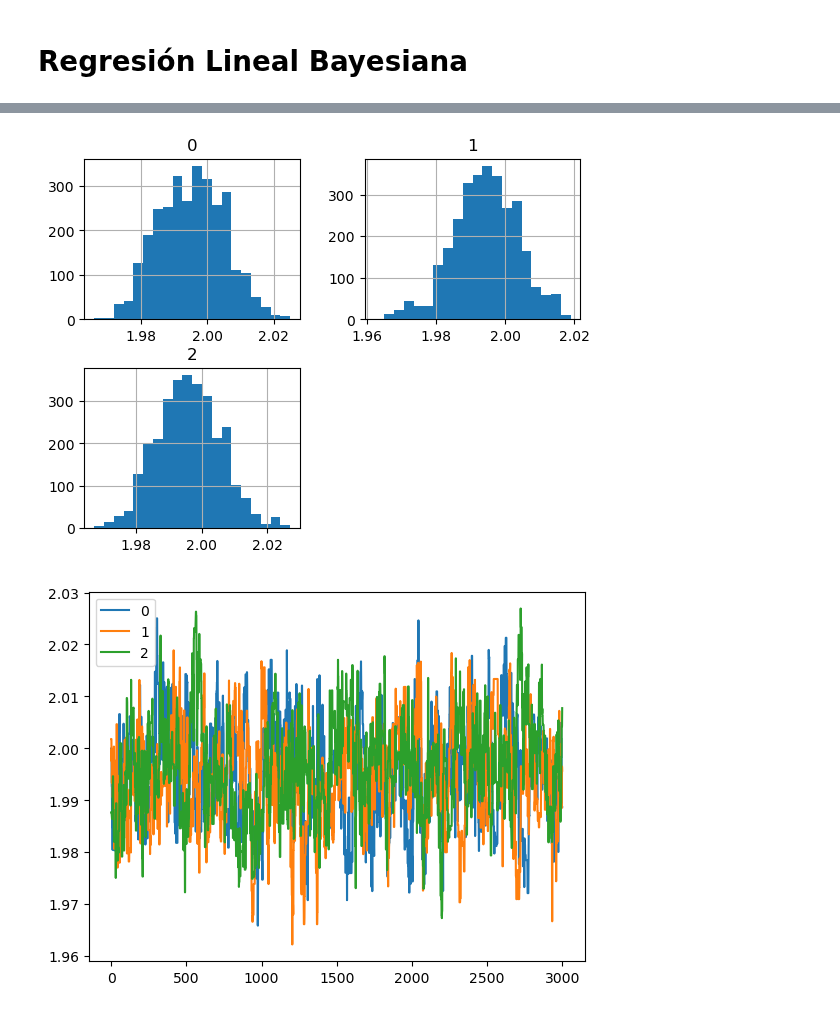
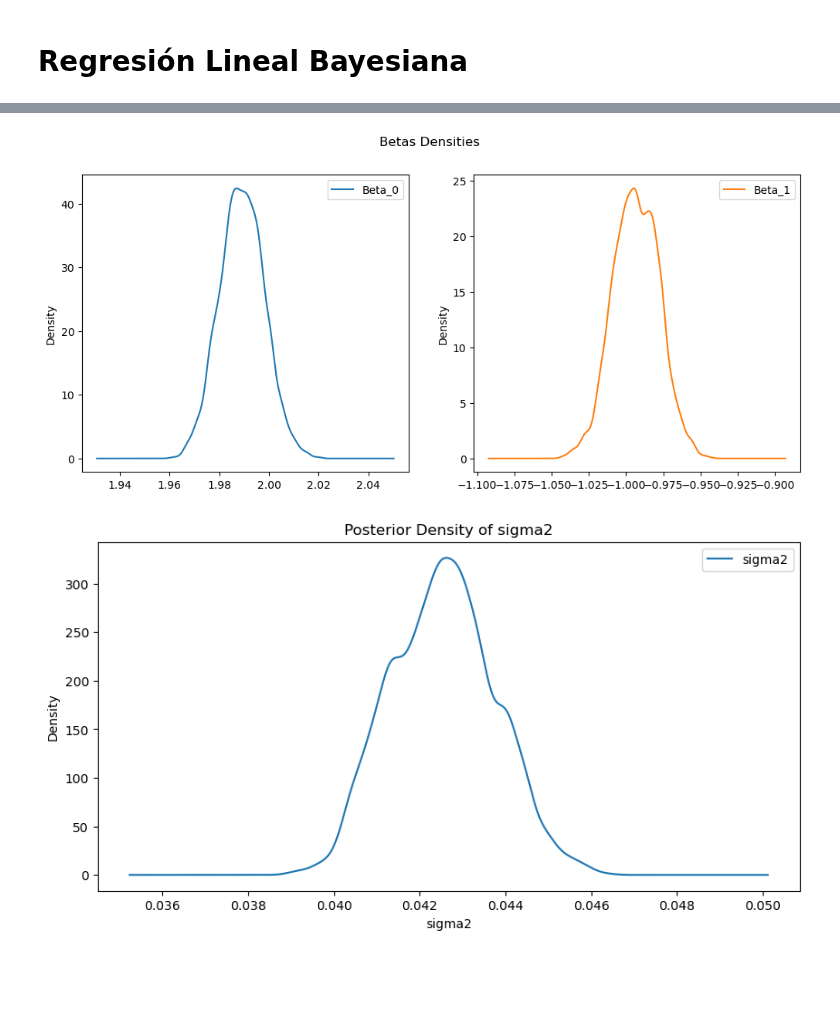
Before and after one commit to yaelrsc/Computaci-n-estad-stica-2026-2, a Jupyter notebook: MCMC/metropolis_hastings.ipynb, the cells around one changed output, grey strips where cells are left out. Saved outputs shown, nothing was run; the diff lists cells and outputs as text; code cells hidden in the pictures; blank space fills up the shorter version.

```diff
--- a/MCMC/metropolis_hastings.ipynb
+++ b/MCMC/metropolis_hastings.ipynb
@@ -676,14 +59,12 @@ plt.show()
 # %%
 bay_lr = BayesianLinearRegression(X, y, tau2=10, a=1, b=1)
 # %%
-bay_lr.fit(n_iter=5000, burn_in=2000, n_chains=3, step_size=0.01)
+bay_lr.fit(n_iter=5000, burn_in=2000, n_chains=3, step_size=0.009)
 # %%
-pd.DataFrame(bay_lr.beta_samples[:,:,0]).hist(bins=20)
-plt.show()
+bay_lr.plot_betas_densities(figsize=(12, 5), layout=(1, 2))
 # %% [output]
-[figure, old version]
+[figure, new version]
 # %%
-pd.DataFrame(bay_lr.beta_samples[:,:,0]).plot()
-plt.show()
+bay_lr.plot_sigma2_density(figsize=(10, 5))
 # %% [output]
-[figure, old version]
+[figure, new version]
```
Also changed, not shown: parts of 60 cells of this notebook, 4 other files.
